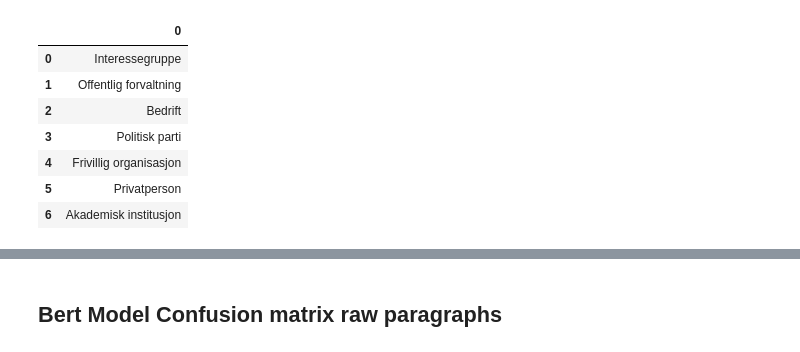
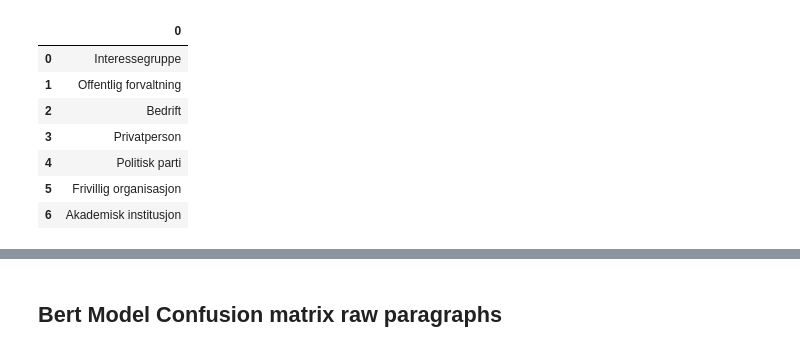
Before and after one commit to henriklarsen28/ArgumentMiningNOUs, a Jupyter notebook: src/notebooks/data_plots.ipynb, the cells around one changed output, grey strips where cells are left out. Drawn from its saved outputs; the diff is of its cells as text; code cells hidden in the pictures.

```diff
--- a/src/notebooks/data_plots.ipynb
+++ b/src/notebooks/data_plots.ipynb
@@ -9,16 +15,13 @@ df = pd.read_csv('../../dataset/nou_hearings_full_text.csv')
-# %%
-from pandas import isna
-
-
-pd.DataFrame(df["actor_label"].unique())
-# %% [output]
-|  | 0 |
-| 0 | Interessegruppe |
-| 1 | Offentlig forvaltning |
-| 2 | Bedrift |
-| 3 | Politisk parti |
-| 4 | Frivillig organisasjon |
-| 5 | Privatperson |
-| 6 | Akademisk institusjon |
+# %%
+pd.DataFrame(df["label"].unique())
+# %% [output]
+|  | 0 |
+| 0 | Interessegruppe |
+| 1 | Offentlig forvaltning |
+| 2 | Bedrift |
+| 3 | Privatperson |
+| 4 | Politisk parti |
+| 5 | Frivillig organisasjon |
+| 6 | Akademisk institusjon |
 # %%
 # Find median length of a text by each actor_label
```
Also changed, not shown: parts of 5 cells of this notebook, 2 other files.
